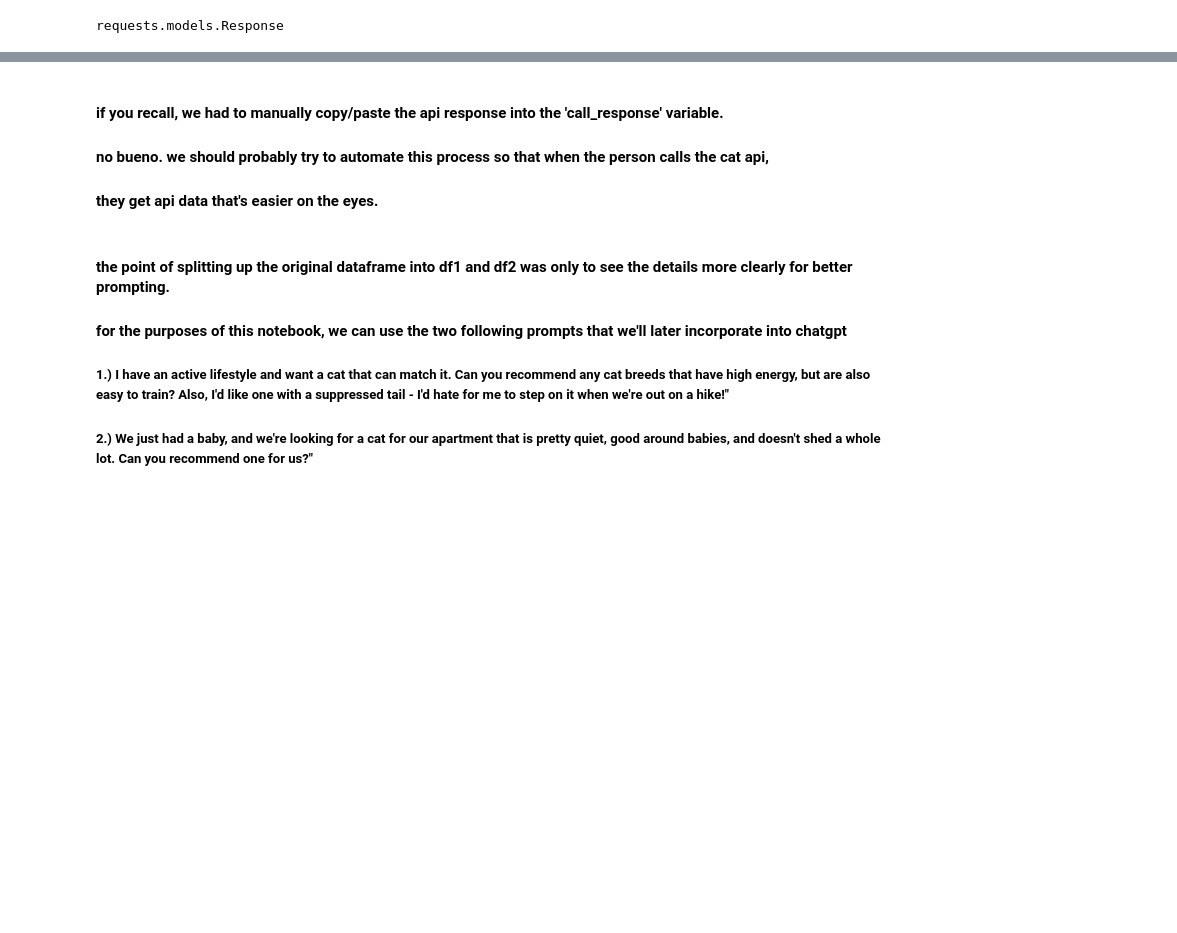
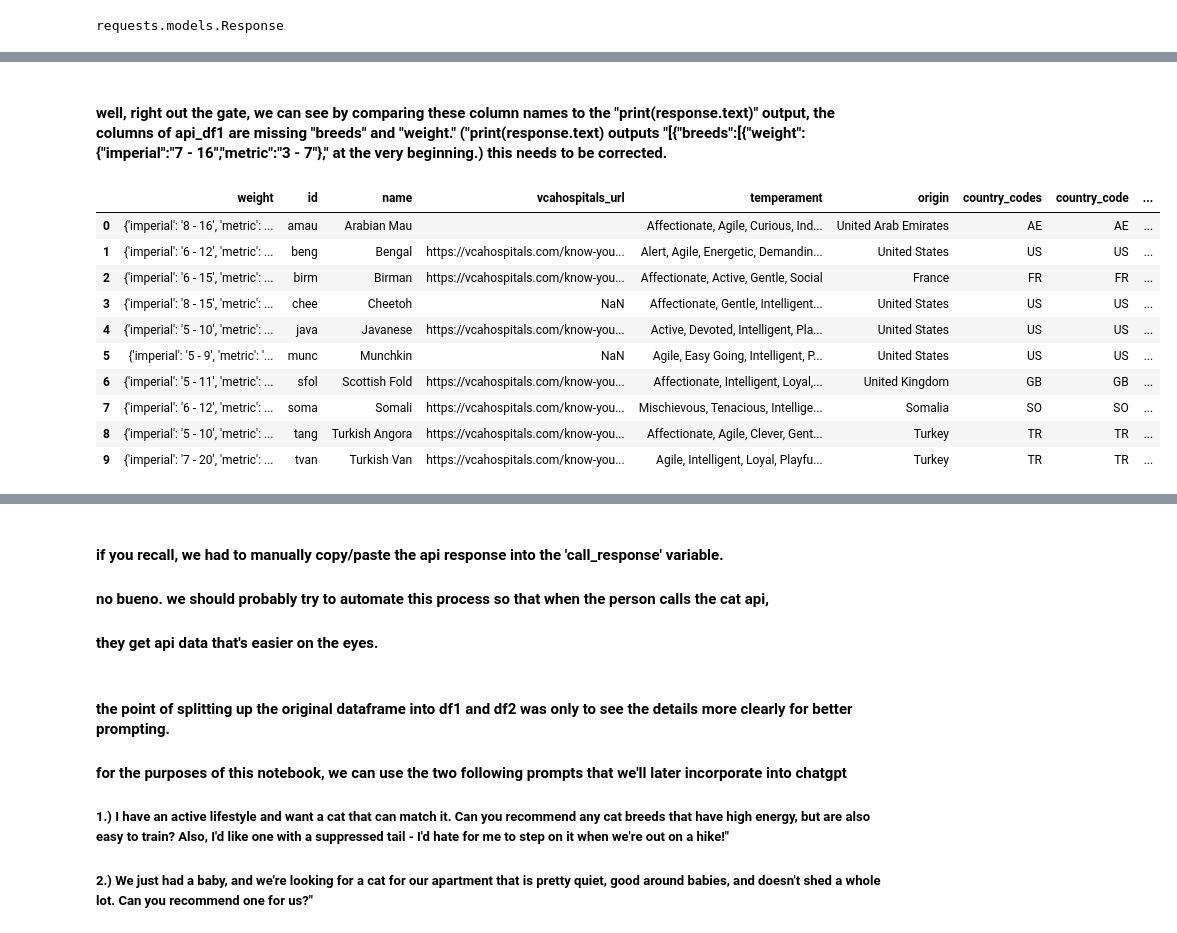
Before and after one commit to npj210mlk/new_api_tutorial, a Jupyter notebook: cat_chat.ipynb, the cells around one changed output, grey strips where cells are left out. Cells and saved outputs as stored; diff of their text form; code cells hidden in the pictures; blank space fills up the shorter version.

```diff
--- a/cat_chat.ipynb
+++ b/cat_chat.ipynb
@@ -71,0 +105,27 @@ df1
+# %% [markdown]
+#### well, right out the gate, we can see by comparing these column names  to the "print(response.text)" output, the columns of api_df1 are missing "breeds" and "weight." ("print(response.text) outputs "[{"breeds":[{"weight":{"imperial":"7 - 16","metric":"3 - 7"}," at the very beginning.) this needs to be corrected.
+# %%
+# extracting the 'breeds' data
+
+breed_info = []
+
+for item in call_response:
+    if item["breeds"]:
+        breed = item["breeds"][0]
+        breed_info.append(breed)
+
+breed_df1 = pd.DataFrame(breed_info)
+
+breed_df1
+# %% [output]
+|  | weight | id | name | vcahospitals_url | temperament | origin | country_codes | country_code | ... |
+| 0 | {'imperial': '8 - 16', 'metric': ... | amau | Arabian Mau |  | Affectionate, Agile, Curious, Ind... | United Arab Emirates | AE | AE | ... |
+| 1 | {'imperial': '6 - 12', 'metric': ... | beng | Bengal | https://vcahospitals.com/know-you... | Alert, Agile, Energetic, Demandin... | United States | US | US | ... |
+| 2 | {'imperial': '6 - 15', 'metric': ... | birm | Birman | https://vcahospitals.com/know-you... | Affectionate, Active, Gentle, Social | France | FR | FR | ... |
+| 3 | {'imperial': '8 - 15', 'metric': ... | chee | Cheetoh | NaN | Affectionate, Gentle, Intelligent... | United States | US | US | ... |
+| 4 | {'imperial': '5 - 10', 'metric': ... | java | Javanese | https://vcahospitals.com/know-you... | Active, Devoted, Intelligent, Pla... | United States | US | US | ... |
+| 5 | {'imperial': '5 - 9', 'metric': '... | munc | Munchkin | NaN | Agile, Easy Going, Intelligent, P... | United States | US | US | ... |
+| 6 | {'imperial': '5 - 11', 'metric': ... | sfol | Scottish Fold | https://vcahospitals.com/know-you... | Affectionate, Intelligent, Loyal,... | United Kingdom | GB | GB | ... |
+| 7 | {'imperial': '6 - 12', 'metric': ... | soma | Somali | https://vcahospitals.com/know-you... | Mischievous, Tenacious, Intellige... | Somalia | SO | SO | ... |
+| 8 | {'imperial': '5 - 10', 'metric': ... | tang | Turkish Angora | https://vcahospitals.com/know-you... | Affectionate, Agile, Clever, Gent... | Turkey | TR | TR | ... |
+| 9 | {'imperial': '7 - 20', 'metric': ... | tvan | Turkish Van | https://vcahospitals.com/know-you... | Agile, Intelligent, Loyal, Playfu... | Turkey | TR | TR | ... |
```
Also changed, not shown: parts of 23 cells of this notebook, 1 other file.
